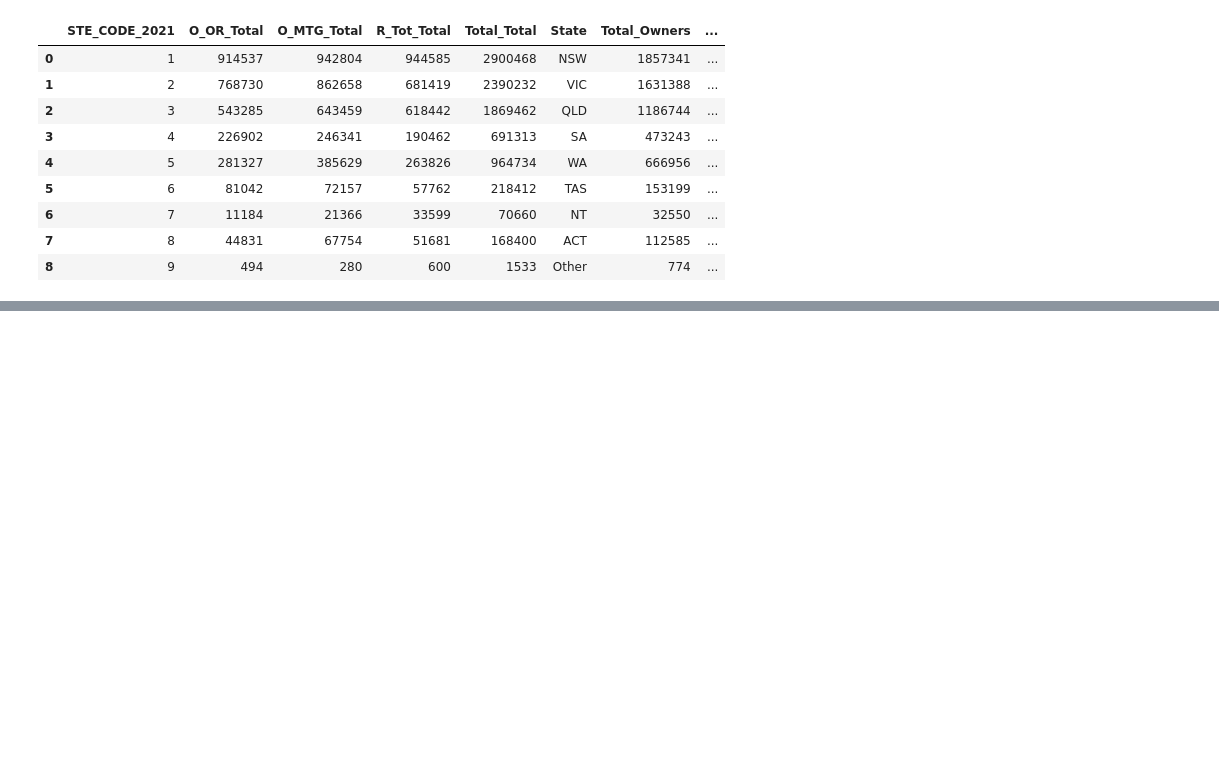
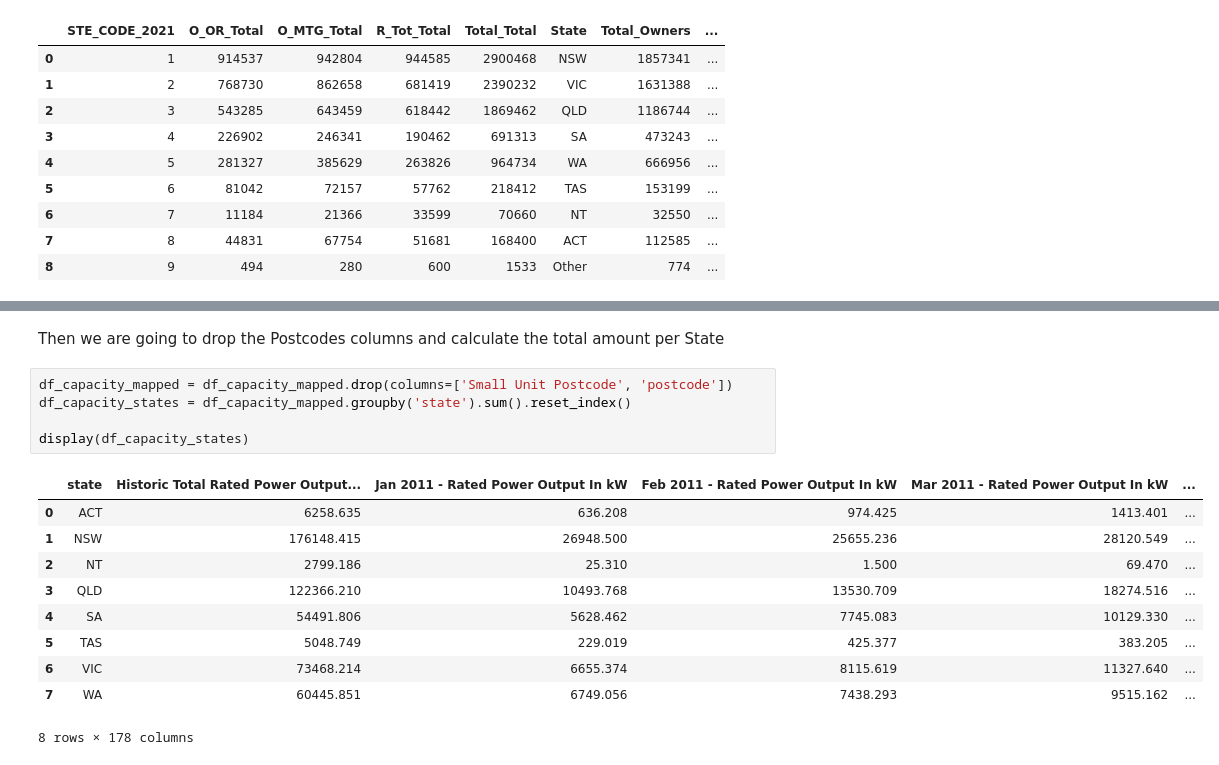
Before and after one commit to quantwothree/solar-energy-adoption-au, a Jupyter notebook: ARENA.ipynb, the cells around one changed output, grey strips where cells are left out. Cells and saved outputs as stored; diff of their text form; blank space fills up the shorter version.

```diff
--- a/ARENA.ipynb
+++ b/ARENA.ipynb
@@ -755,0 +904,18 @@ display(df_census_21_cleaned)
+# %% [markdown]
+Then we are going to drop the Postcodes columns and calculate the total amount per State
+# %%
+df_capacity_mapped = df_capacity_mapped.drop(columns=['Small Unit Postcode', 'postcode'])
+df_capacity_states = df_capacity_mapped.groupby('state').sum().reset_index()
+
+display(df_capacity_states)
+# %% [output]
+|  | state | Historic Total Rated Power Output... | Jan 2011 - Rated Power Output In kW | Feb 2011 - Rated Power Output In kW | Mar 2011 - Rated Power Output In kW | ... |
+| 0 | ACT | 6258.635 | 636.208 | 974.425 | 1413.401 | ... |
+| 1 | NSW | 176148.415 | 26948.500 | 25655.236 | 28120.549 | ... |
+| 2 | NT | 2799.186 | 25.310 | 1.500 | 69.470 | ... |
+| 3 | QLD | 122366.210 | 10493.768 | 13530.709 | 18274.516 | ... |
+| 4 | SA | 54491.806 | 5628.462 | 7745.083 | 10129.330 | ... |
+| 5 | TAS | 5048.749 | 229.019 | 425.377 | 383.205 | ... |
+| 6 | VIC | 73468.214 | 6655.374 | 8115.619 | 11327.640 | ... |
+| 7 | WA | 60445.851 | 6749.056 | 7438.293 | 9515.162 | ... |
+8 rows × 178 columns
```
Also changed, not shown: parts of 10 cells of this notebook.
